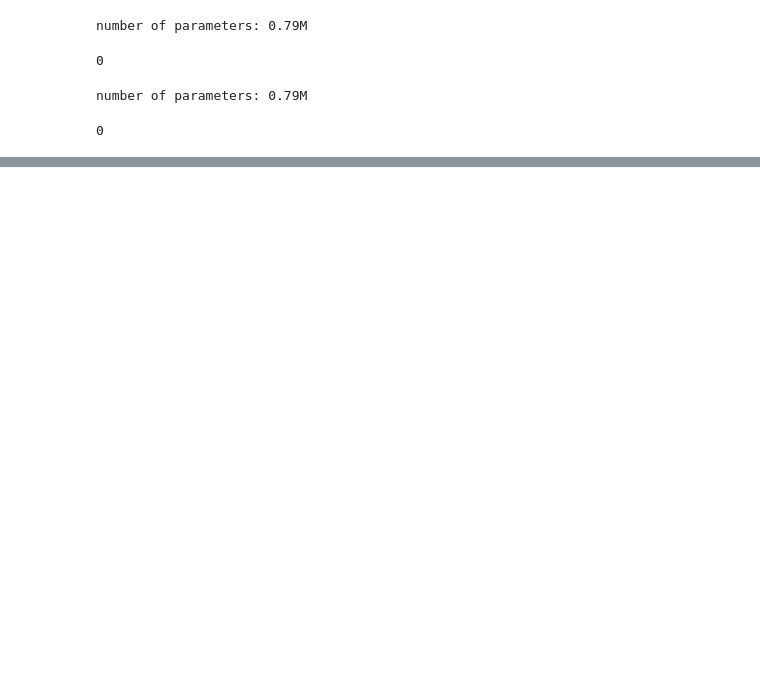
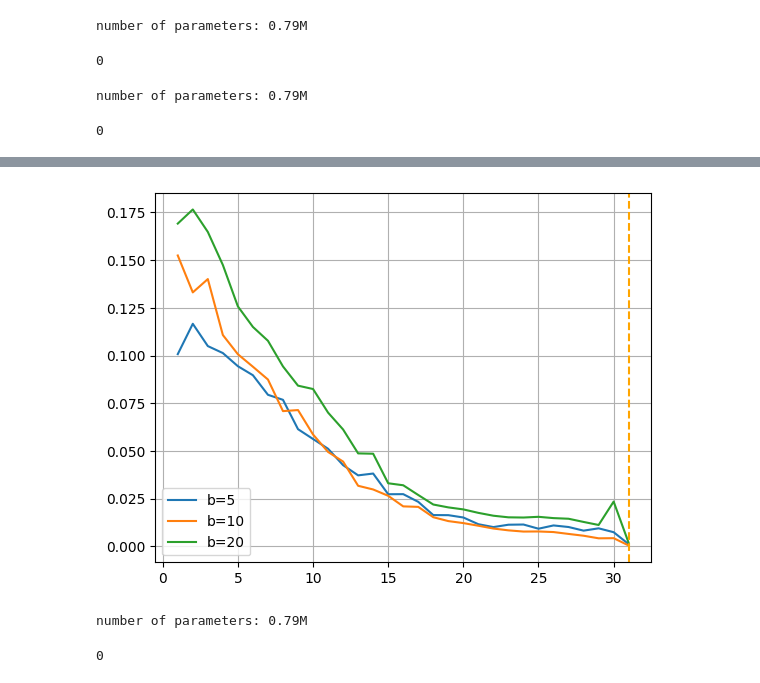
Before and after one commit to Vadimbuildercxx/looped_transformer, a Jupyter notebook: scripts/experiment_last_n_tokens.ipynb, the cells around one changed output, grey strips where cells are left out. Cells and saved outputs as stored; diff of their text form; code cells hidden in the pictures; blank space fills up the shorter version.

```diff
--- a/scripts/experiment_last_n_tokens.ipynb
+++ b/scripts/experiment_last_n_tokens.ipynb
@@ -99,0 +108,46 @@ plt.savefig('../images/check_last_n_tokens_quality.png')
+# %%
+def calculate_by_n_points(model, max_n_points, n_loops=5):
+    vals = []
+    loop_steps = []
+    model.eval()
+    for i in range(1, max_n_points+1):
+        model.n = i
+        val_loss = validate_model(model, n_dims_truncated=10, n_loops=n_loops, model_n_dims=10, family="gpt2_loop", n_points=max_n_points)
+        vals.append(val_loss / n_dims)
+        loop_steps.append(i)
+    return loop_steps, vals
+# %%
+steps_points_b5_, values_points_b5_ = calculate_by_n_points(model_b5, max_n_points=31, n_loops=5)
+steps_points_b10_, values_points_b10_ = calculate_by_n_points(model_b10, max_n_points=31, n_loops=10)
+steps_points_b20_, values_points_b20_ = calculate_by_n_points(model_b20, max_n_points=31, n_loops=20)
+# %%
+plt.plot(steps_points_b5_, values_points_b5_ )
+plt.plot(steps_points_b10_, values_points_b10_)
+plt.plot(steps_points_b20_, values_points_b20_)
+plt.grid()
+plt.axvline(x = 31, color = 'orange', label = 'axvline - full height', linestyle='dashed')
+plt.legend(["b=5", "b=10", "b=20"])
+plt.savefig('../images/check_last_n_tokens_quality.png')
+# %% [output]
+[figure, added]
+# %%
+model_loop_b5_decision_tree = TransformerModelLoopedLastNTokens(
+    n_dims=n_dims,
+    n_positions=101,
+    n_embd=256,
+    n_layer=1,
+    n_head=4,
+    pred_type="regression",
+    n=None
+).cuda()
+
+cirriculum_b5_decision_tree  = CurriculumSimple(n_dims, 31, 5, [5000, n_dims, 0], [5000, 31, 0], [5000, 5, 0])
+
+metrics_l1_b5_decision_tree  = train_without_config(
+    model_loop_b5_decision_tree, cirriculum_b5_decision_tree,
+    model_n_dims=n_dims, log_every_steps=10,
+    train_steps=15000, family="gpt2_loop",
+    do_wandb_log=False, task_name="decision_tree")
+# %% [output]
+number of parameters: 0.79M
+0
```
Also changed, not shown: parts of 7 cells of this notebook, 5 other files.
